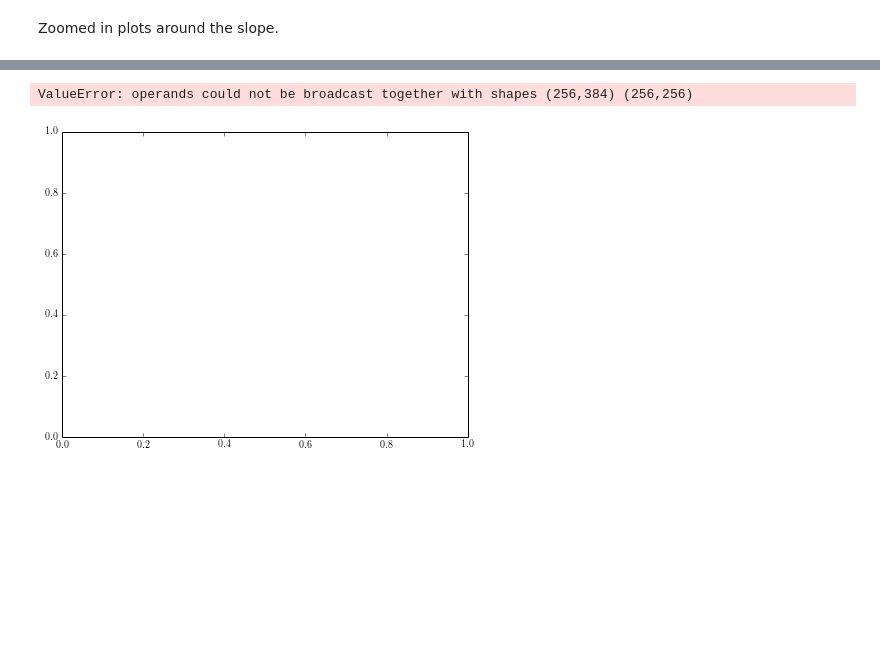
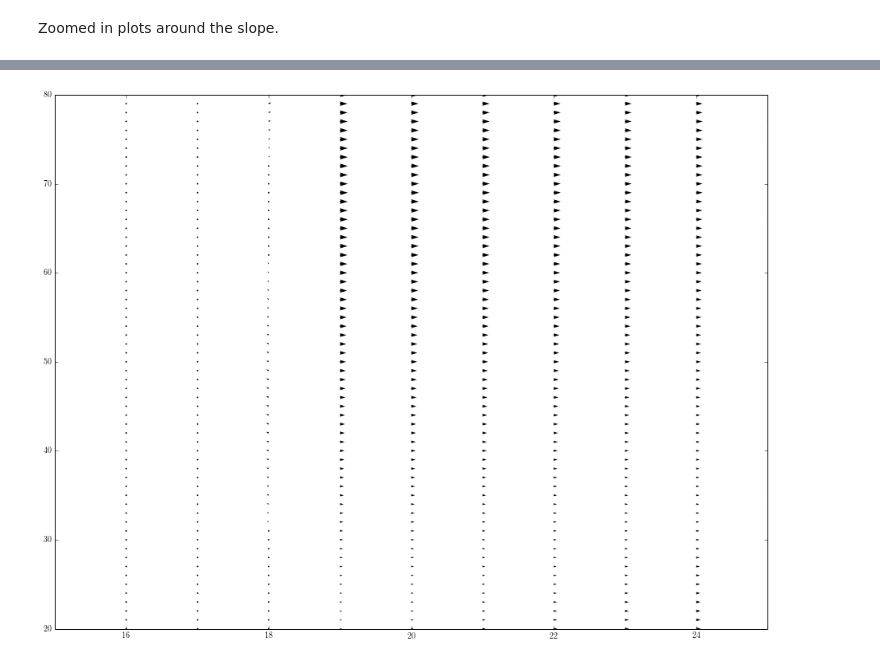
Before and after one commit to UBC-MOAD/flow_separation, a Jupyter notebook: notebooks_2D_runs/compare_simulations.ipynb, the cells around one changed output, grey strips where cells are left out. Drawn from its saved outputs; the diff is of its cells as text; code cells hidden in the pictures; blank space fills up the shorter version.

```diff
--- a/notebooks_2D_runs/compare_simulations.ipynb
+++ b/notebooks_2D_runs/compare_simulations.ipynb
@@ -255,56 +247,0 @@ plt.show();
-# %%
-_fig = plt.figure();
-
-plt.clf();
-
-#_outs = [10,20,30,len(_out_files[0])-1]; # set the outputs to compare --- can be variable length
-
-_xmin = 4e3; _xmax = 7e3;
-_zmin = -200; _zmax = 0;
-
-plt.subplot(2,2,1)
-plt.pcolor(_x[0]/1000,_z[0],np.squeeze(_U[2][:,:,-1]-_U[1][:,:,-1]),cmap='Spectral_r');
-plt.colorbar();
-plt.xlabel(r'$x$ in km')
-plt.ylabel(r'$z$ in m')
-plt.xlim((_xmin/1000,_xmax/1000))
-plt.ylim((_zmin,_zmax))
-plt.clim((-0.1,0.1))
-plt.title('Weak QDrag')
-
-plt.subplot(2,2,2)
-plt.pcolor(_x[0]/1000,_z[0],np.squeeze(_U[3][:,:,-1]-_U[1][:,:,-1]),cmap='Spectral_r');
-plt.colorbar();
-plt.xlabel(r'$x$ in km')
-plt.ylabel(r'$z$ in m')
-plt.xlim((_xmin/1000,_xmax/1000))
-plt.ylim((_zmin,_zmax))
-plt.clim((-0.1,0.1))
-plt.title('Strong QDrag')
-
-plt.subplot(2,2,3)
-plt.pcolor(_x[0]/1000,_z[0],np.squeeze(_U[2][:,:,-1]-_U[0][:,:,-1]),cmap='Spectral_r');
-plt.colorbar();
-plt.xlabel(r'$x$ in km')
-plt.ylabel(r'$z$ in m')
-plt.xlim((_xmin/1000,_xmax/1000))
-plt.ylim((_zmin,_zmax))
-plt.clim((-0.1,0.1))
-plt.title('Weak QDrag v No slip')
-
-plt.subplot(2,2,4)
-plt.pcolor(_x[0]/1000,_z[0],np.squeeze(_U[3][:,:,-1]-_U[0][:,:,-1]),cmap='Spectral_r');
-plt.colorbar();
-plt.xlabel(r'$x$ in km')
-plt.ylabel(r'$z$ in m')
-plt.xlim((_xmin/1000,_xmax/1000))
-plt.ylim((_zmin,_zmax))
-plt.clim((-0.1,0.1))
-plt.title('Strong QDrag v No slip')
-
-plt.suptitle(r'Difference of QDrag and Free slip final U output', fontsize=14, fontweight='bold')
-
-plt.show();
-# %% [output]
-ValueError: operands could not be broadcast together with shapes (256,384) (256,256)
-[figure, removed]
@@ -339,0 +248,19 @@ plt.show()
+# %%
+_fig = plt.figure();
+
+plt.clf();
+
+#_outs = [10,20,30,len(_out_files[0])-1]; # set the outputs to compare --- can be variable length
+
+dx = 8; dz = 2;
+XX = np.linspace(0,384,dx);
+ZZ = np.linspace(0,-256,-dz);
+
+plt.quiver(np.squeeze(_U[0][::-dz,::dx,3]),np.squeeze(_W[0][::-dz,::dx,3]))
+
+plt.xlim((15,25))
+plt.ylim((20,80))
+
+plt.show();
+# %% [output]
+[figure, added]
```
Also changed, not shown: parts of 11 cells of this notebook.
